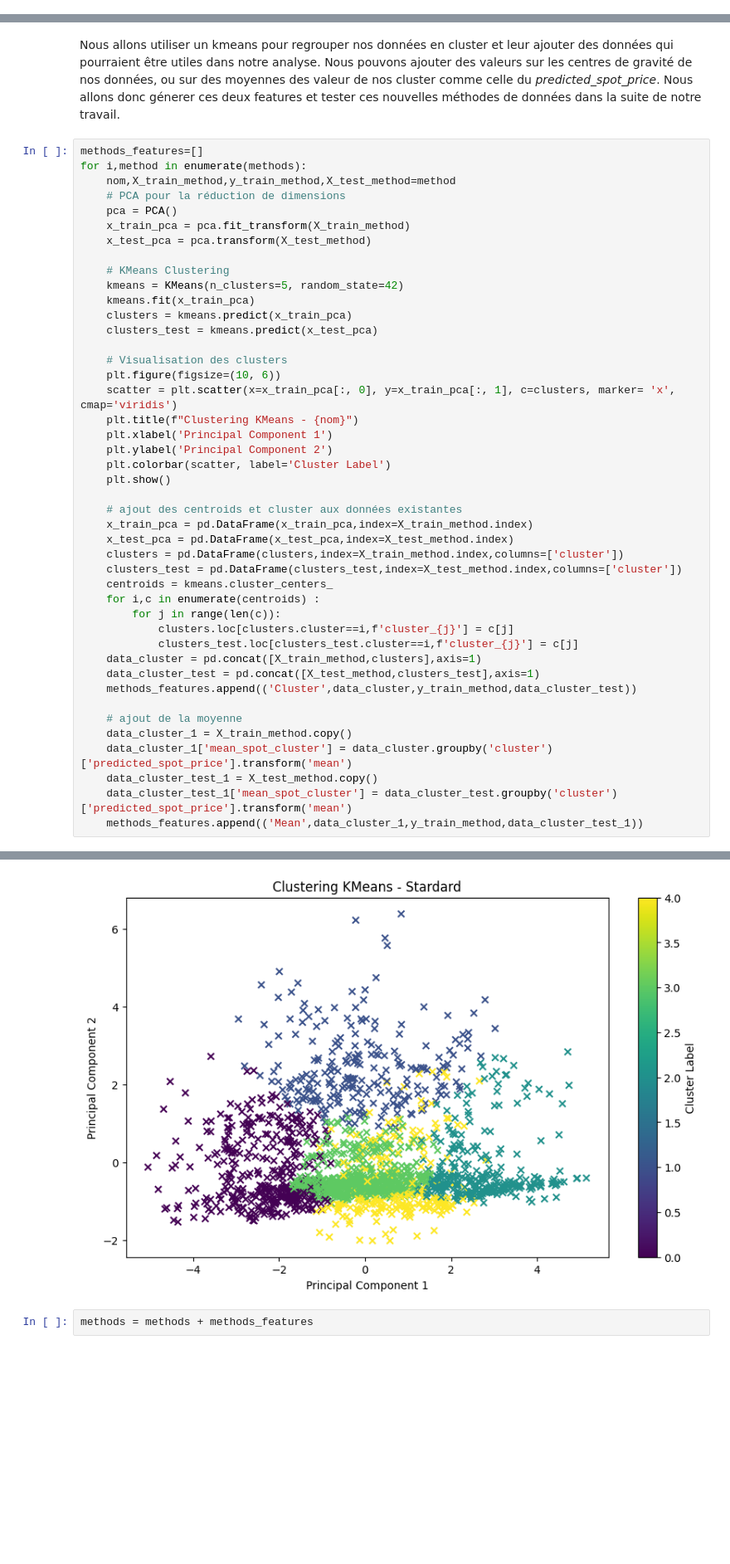
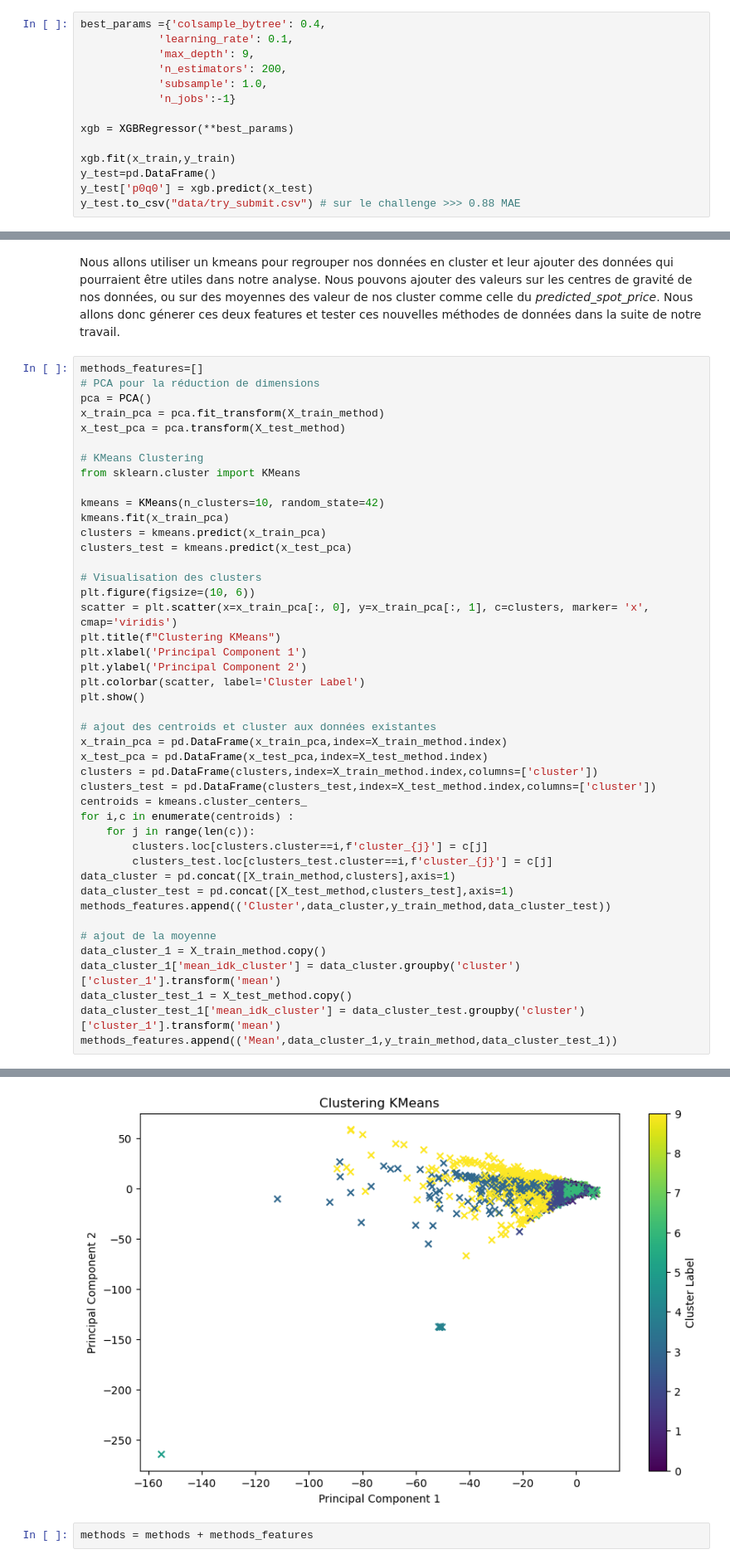
Before and after one commit to lincecile/Projet_Machine_Learning, a Jupyter notebook: Projet_v1.ipynb, the cells around one changed output, grey strips where cells are left out. Shown at 83% size. Drawn from its saved outputs; the diff is of its cells as text; blank space fills up the shorter version.

```diff
--- a/Projet_v1.ipynb
+++ b/Projet_v1.ipynb
@@ -773,3 +810,17 @@ Hyperparamètres optimaux :
+# %%
+best_params ={'colsample_bytree': 0.4,
+            'learning_rate': 0.1,
+            'max_depth': 9,
+            'n_estimators': 200,
+            'subsample': 1.0,
+            'n_jobs':-1}
+
+xgb = XGBRegressor(**best_params)
+
+xgb.fit(x_train,y_train)
+y_test=pd.DataFrame()
+y_test['p0q0'] = xgb.predict(x_test)
+y_test.to_csv("data/try_submit.csv") # sur le challenge >>> 0.88 MAE
 # %% [markdown]
 ## 5) Benchmark
 # %% [markdown]
@@ -916,46 +976,46 @@ Observations :
 Nous allons utiliser un kmeans pour regrouper nos données en cluster et leur ajouter des données qui pourraient être utiles dans notre analyse. Nous pouvons ajouter des valeurs sur les centres de gravité de nos données, ou sur des moyennes des valeur de nos cluster comme celle du *predicted_spot_price*. Nous allons donc génerer ces deux features et tester ces nouvelles méthodes de données dans la suite de notre travail.
 # %%
 methods_features=[]
-for i,method in enumerate(methods):
-    nom,X_train_method,y_train_method,X_test_method=method
-    # PCA pour la réduction de dimensions
-    pca = PCA()
-    x_train_pca = pca.fit_transform(X_train_method)
-    x_test_pca = pca.transform(X_test_method)
+# PCA pour la réduction de dimensions
+pca = PCA()
+x_train_pca = pca.fit_transform(X_train_method)
+x_test_pca = pca.transform(X_test_method)
 
-    # KMeans Clustering
-    kmeans = KMeans(n_clusters=5, random_state=42)
-    kmeans.fit(x_train_pca)
-    clusters = kmeans.predict(x_train_pca)
-    clusters_test = kmeans.predict(x_test_pca)
+# KMeans Clustering
+from sklearn.cluster import KMeans
 
-    # Visualisation des clusters
-    plt.figure(figsize=(10, 6))
-    scatter = plt.scatter(x=x_train_pca[:, 0], y=x_train_pca[:, 1], c=clusters, marker= 'x', cmap='viridis')
-    plt.title(f"Clustering KMeans - {nom}")
-    plt.xlabel('Principal Component 1')
-    plt.ylabel('Principal Component 2')
-    plt.colorbar(scatter, label='Cluster Label')
-    plt.show()
+kmeans = KMeans(n_clusters=10, random_state=42)
+kmeans.fit(x_train_pca)
+clusters = kmeans.predict(x_train_pca)
+clusters_test = kmeans.predict(x_test_pca)
 
-    # ajout des centroids et cluster aux données existantes
-    x_train_pca = pd.DataFrame(x_train_pca,index=X_train_method.index)
-    x_test_pca = pd.DataFrame(x_test_pca,index=X_test_method.index)
-    clusters = pd.DataFrame(clusters,index=X_train_method.index,columns=['cluster'])
-    clusters_test = pd.DataFrame(clusters_test,index=X_test_method.index,columns=['cluster'])
-    centroids = kmeans.cluster_centers_
-    for i,c in enumerate(centroids) :
-        for j in range(len(c)):
-            clusters.loc[clusters.cluster==i,f'cluster_{j}'] = c[j]
-            clusters_test.loc[clusters_test.cluster==i,f'cluster_{j}'] = c[j]
-    data_cluster = pd.concat([X_train_method,clusters],axis=1)
-    data_cluster_test = pd.concat([X_test_method,clusters_test],axis=1)
-    methods_features.append(('Cluster',data_cluster,y_train_method,data_cluster_test))
+# Visualisation des clusters
+plt.figure(figsize=(10, 6))
+scatter = plt.scatter(x=x_train_pca[:, 0], y=x_train_pca[:, 1], c=clusters, marker= 'x', cmap='viridis')
+plt.title(f"Clustering KMeans")
+plt.xlabel('Principal Component 1')
+plt.ylabel('Principal Component 2')
+plt.colorbar(scatter, label='Cluster Label')
+plt.show()
 
-    # ajout de la moyenne
-    data_cluster_1 = X_train_method.copy()
-    data_cluster_1['mean_spot_cluster'] = data_cluster.groupby('cluster')['predicted_spot_price'].transform('mean')
-    data_cluster_test_1 = X_test_method.copy()
-    data_cluster_test_1['mean_spot_cluster'] = data_cluster_test.groupby('cluster')['predicted_spot_price'].transform('mean')
-    methods_features.append(('Mean',data_cluster_1,y_train_method,data_cluster_test_1))
+# ajout des centroids et cluster aux données existantes
+x_train_pca = pd.DataFrame(x_train_pca,index=X_train_method.index)
+x_test_pca = pd.DataFrame(x_test_pca,index=X_test_method.index)
+clusters = pd.DataFrame(clusters,index=X_train_method.index,columns=['cluster'])
+clusters_test = pd.DataFrame(clusters_test,index=X_test_method.index,columns=['cluster'])
+centroids = kmeans.cluster_centers_
+for i,c in enumerate(centroids) :
+    for j in range(len(c)):
+        clusters.loc[clusters.cluster==i,f'cluster_{j}'] = c[j]
+        clusters_test.loc[clusters_test.cluster==i,f'cluster_{j}'] = c[j]
+data_cluster = pd.concat([X_train_method,clusters],axis=1)
+data_cluster_test = pd.concat([X_test_method,clusters_test],axis=1)
+methods_features.append(('Cluster',data_cluster,y_train_method,data_cluster_test))
+
+# ajout de la moyenne
+data_cluster_1 = X_train_method.copy()
+data_cluster_1['mean_idk_cluster'] = data_cluster.groupby('cluster')['cluster_1'].transform('mean')
+data_cluster_test_1 = X_test_method.copy()
+data_cluster_test_1['mean_idk_cluster'] = data_cluster_test.groupby('cluster')['cluster_1'].transform('mean')
+methods_features.append(('Mean',data_cluster_1,y_train_method,data_cluster_test_1))
 # %% [output]
@@ -962,3 +1036,3 @@ for i,method in enumerate(methods):
-[figure, old version]
+[figure, new version]
 # %%
 methods = methods + methods_features
```
Also changed, not shown: parts of 56 cells of this notebook, 2 other files.
